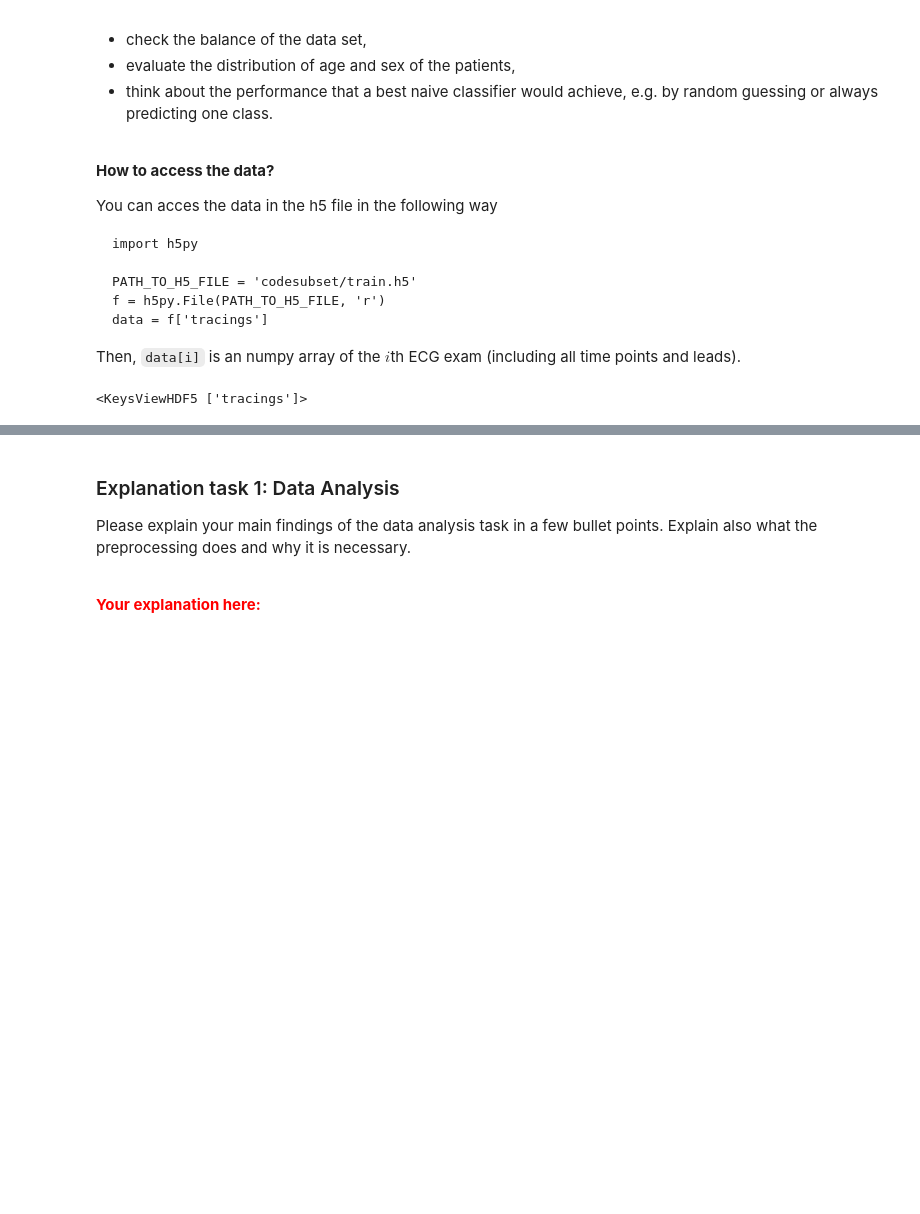
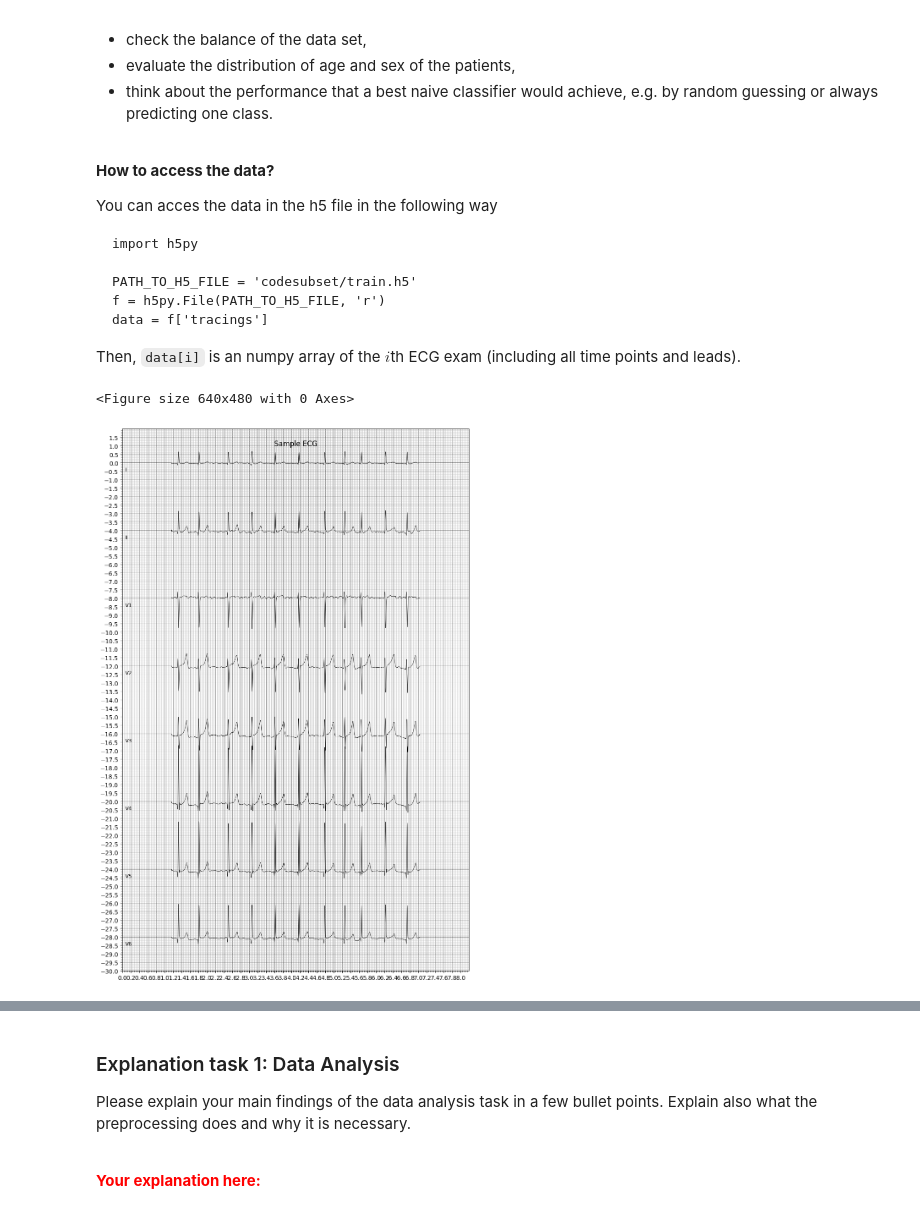
Before and after one commit to ajayrao80/ECG_Classification_Assignment_SML_WASP, a Jupyter notebook: assignment_ecg_classification.ipynb, the cells around one changed output, grey strips where cells are left out. Saved outputs shown, nothing was run; the diff lists cells and outputs as text; code cells hidden in the pictures; blank space fills up the shorter version.

Commit message:
Data Analysis

```diff
--- a/assignment_ecg_classification.ipynb
+++ b/assignment_ecg_classification.ipynb
@@ -228,12 +228,22 @@ Then, `data[i]` is an numpy array of the $i$th ECG exam (including all time poin
 # %%
 """
 TASK: Insert your code here
 """
 
 import h5py
+import ecg_plot
+
+def plot_ecg_sample(ecg_sample):
+  ecg_sample = ecg_sample.T
+  plt.figure()
+  lead = ['I', 'II', 'V1', 'V2', 'V3', 'V4', 'V5', 'V6']
+  ecg_plot.plot(ecg_sample, style='bw', row_height=8, lead_index=lead, columns=1, title='Sample ECG')
+  plt.show()
 
 PATH_TO_H5_FILE = 'codesubset/train.h5'
 f = h5py.File(PATH_TO_H5_FILE, 'r')
 data = f['tracings']
+plot_ecg_sample(data[0])
 # %% [output]
-<KeysViewHDF5 ['tracings']>
+<Figure size 640x480 with 0 Axes>
+[figure, added]
```
Also changed, not shown: parts of 9 cells of this notebook.
